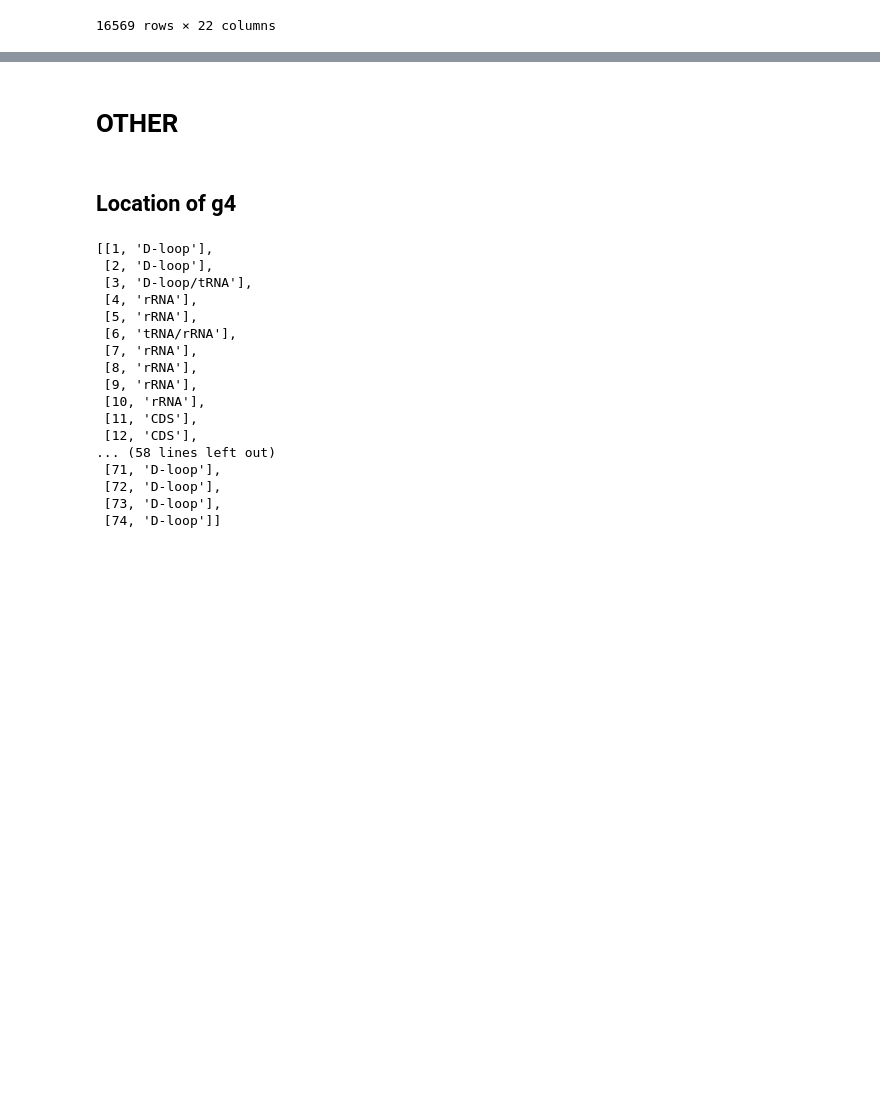
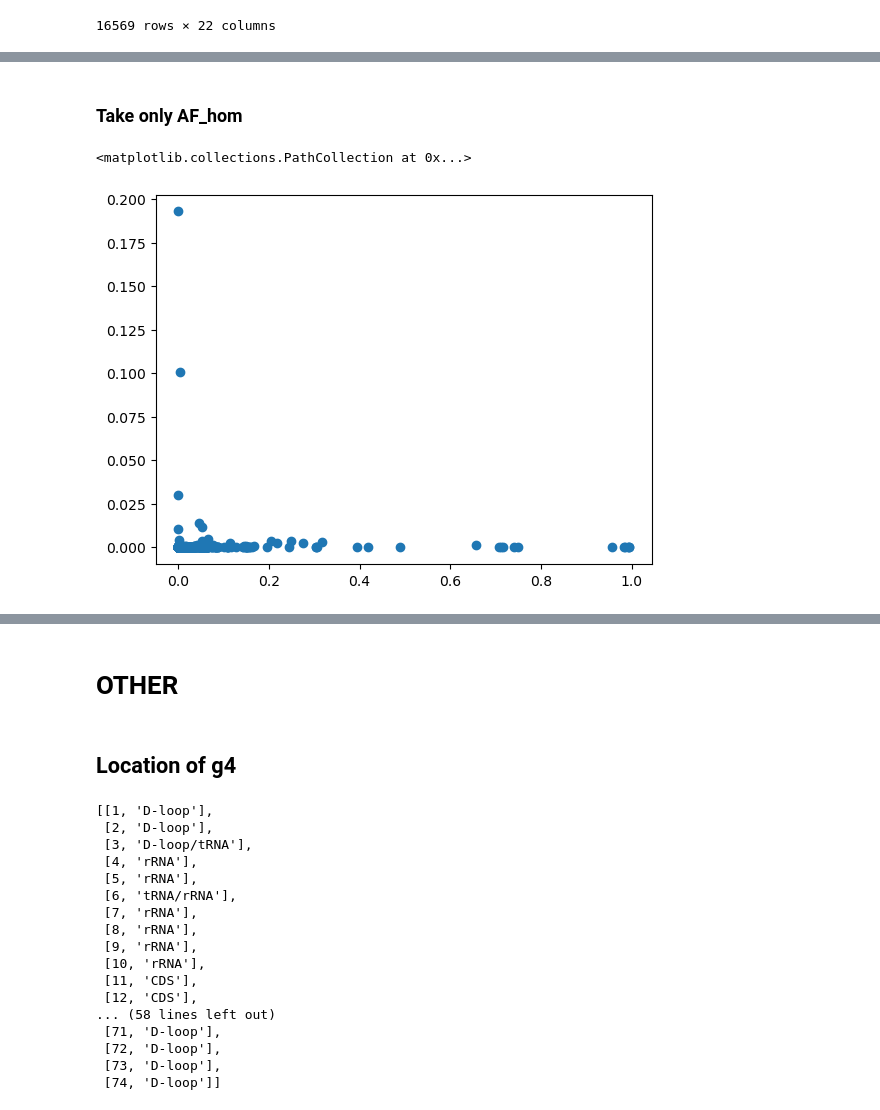
Before and after one commit to mitoclub/G4MutSpec, a Jupyter notebook: notebooks/data_preparation.ipynb, the cells around one changed output, grey strips where cells are left out. Drawn from its saved outputs; the diff is of its cells as text; code cells hidden in the pictures; blank space fills up the shorter version.

```diff
--- a/notebooks/data_preparation.ipynb
+++ b/notebooks/data_preparation.ipynb
@@ -1824,0 +1936,6 @@ df_all_mito_cancer
+# %%
+gnom = pd.read_csv('../data/raw/gnomad.genomes.v3.1.sites.chrM.vcf', sep="\t", comment='#')
+gnom['AF_hom'] = gnom.INFO.str.extract('AF_hom=(.+?);').astype(float)
+gnom['AF_het'] = gnom.INFO.str.extract('AF_het=(.+?);').astype(float)
+gnom['AC_hom'] = gnom.INFO.str.extract('AC_hom=(.+?);').astype(float)
+gnom['AC_het'] = gnom.INFO.str.extract('AC_het=(.+?);').astype(float)
@@ -1824,0 +1958,4 @@ df_all_mito_cancer
+# %%
+gnom_filtered = gnom[(gnom['ALT'].apply(lambda x:len(x)) == 1) & (gnom['REF'].apply(lambda x:len(x)) == 1)]
+# %%
+gnom_filtered['Pos'] = gnom_filtered['POS']
@@ -1824,0 +1968,2 @@ df_all_mito_cancer
+# %%
+gnom_filtered['Mut'] = gnom_filtered['REF'] + '>' + gnom_filtered['ALT']
@@ -1824,0 +1992,7 @@ df_all_mito_cancer
+# %% [markdown]
+### Take only AF_hom
+# %%
+plt.scatter(gnom_filtered.AF_hom, gnom_filtered.AF_het)
+# %% [output]
+<matplotlib.collections.PathCollection at 0x...>
+[figure, added]
```
Also changed, not shown: parts of 95 cells of this notebook, 28 other files.
